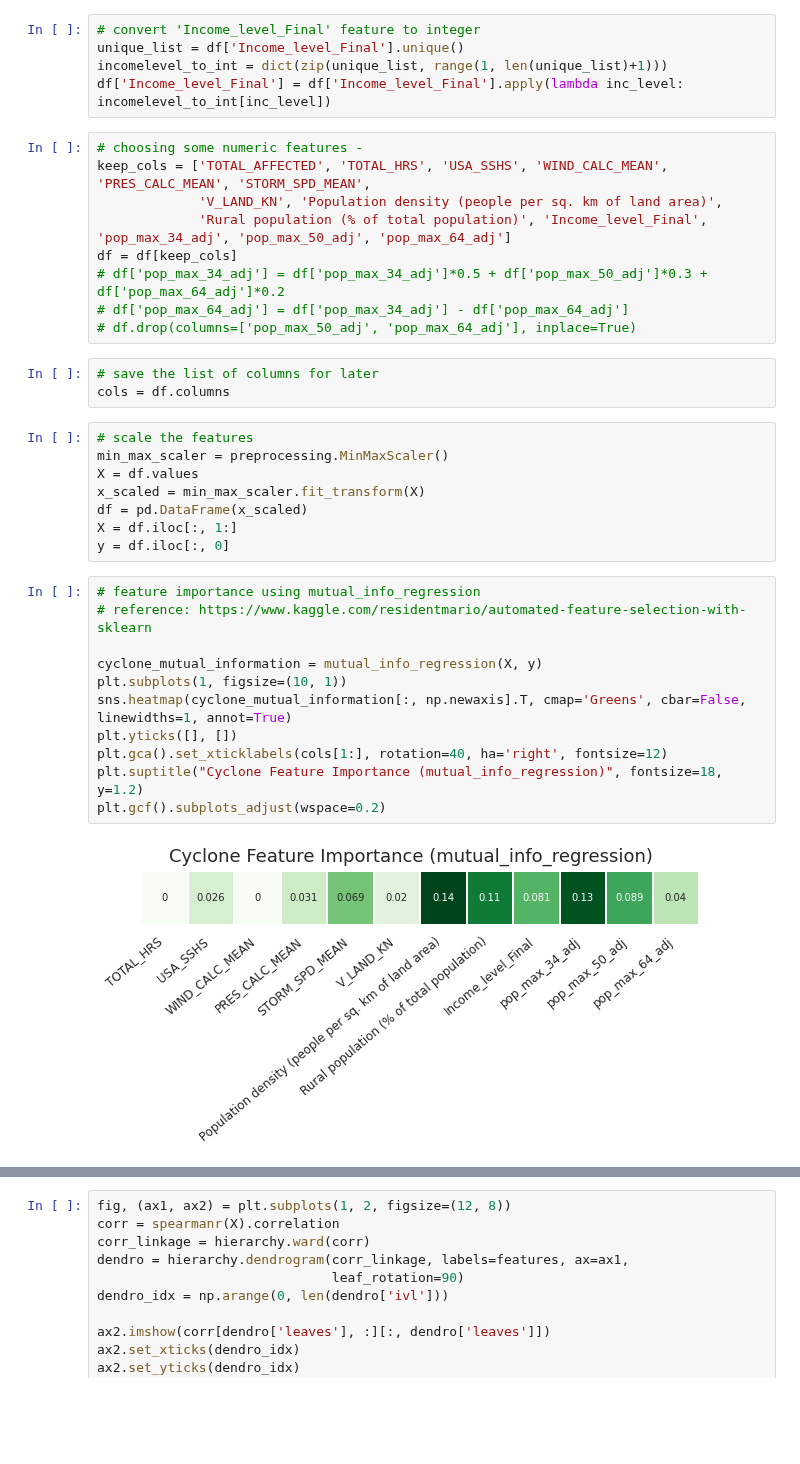
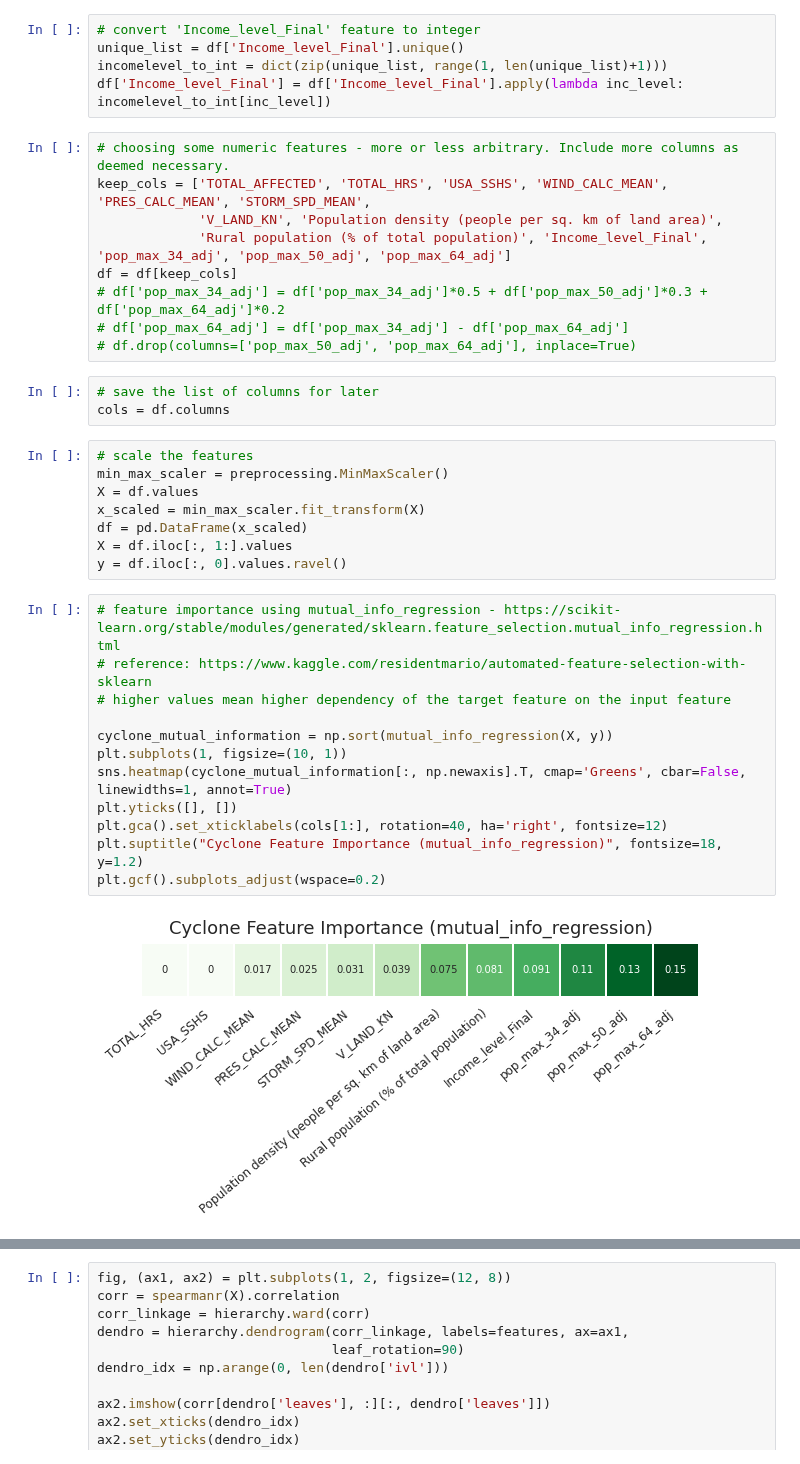
Before and after one commit to OmdenaAI/wfpdisrel, a Jupyter notebook: #task4-eda/cyclone-EDA.ipynb, the cells around one changed output, grey strips where cells are left out. Drawn from its saved outputs; the diff is of its cells as text; blank space fills up the shorter version.

```diff
--- a/#task4-eda/cyclone-EDA.ipynb
+++ b/#task4-eda/cyclone-EDA.ipynb
@@ -60,7 +70,7 @@ unique_list = df['Income_level_Final'].unique()
 incomelevel_to_int = dict(zip(unique_list, range(1, len(unique_list)+1)))
 df['Income_level_Final'] = df['Income_level_Final'].apply(lambda inc_level: incomelevel_to_int[inc_level])
 # %%
-# choosing some numeric features -
+# choosing some numeric features - more or less arbitrary. Include more columns as deemed necessary.
 keep_cols = ['TOTAL_AFFECTED', 'TOTAL_HRS', 'USA_SSHS', 'WIND_CALC_MEAN', 'PRES_CALC_MEAN', 'STORM_SPD_MEAN',
              'V_LAND_KN', 'Population density (people per sq. km of land area)',
              'Rural population (% of total population)', 'Income_level_Final', 'pop_max_34_adj', 'pop_max_50_adj', 'pop_max_64_adj']
@@ -77,18 +87,19 @@ min_max_scaler = preprocessing.MinMaxScaler()
 X = df.values
 x_scaled = min_max_scaler.fit_transform(X)
 df = pd.DataFrame(x_scaled)
-X = df.iloc[:, 1:]
-y = df.iloc[:, 0]
+X = df.iloc[:, 1:].values
+y = df.iloc[:, 0].values.ravel()
 # %%
-# feature importance using mutual_info_regression
+# feature importance using mutual_info_regression - https://scikit-learn.org/stable/modules/generated/sklearn.feature_selection.mutual_info_regression.html
 # reference: https://www.kaggle.com/residentmario/automated-feature-selection-with-sklearn
+# higher values mean higher dependency of the target feature on the input feature
 
-cyclone_mutual_information = mutual_info_regression(X, y)
+cyclone_mutual_information = np.sort(mutual_info_regression(X, y))
 plt.subplots(1, figsize=(10, 1))
 sns.heatmap(cyclone_mutual_information[:, np.newaxis].T, cmap='Greens', cbar=False, linewidths=1, annot=True)
 plt.yticks([], [])
 plt.gca().set_xticklabels(cols[1:], rotation=40, ha='right', fontsize=12)
 plt.suptitle("Cyclone Feature Importance (mutual_info_regression)", fontsize=18, y=1.2)
 plt.gcf().subplots_adjust(wspace=0.2)
 # %% [output]
-[figure, old version]
+[figure, new version]
```
Also changed, not shown: parts of 13 cells of this notebook.
